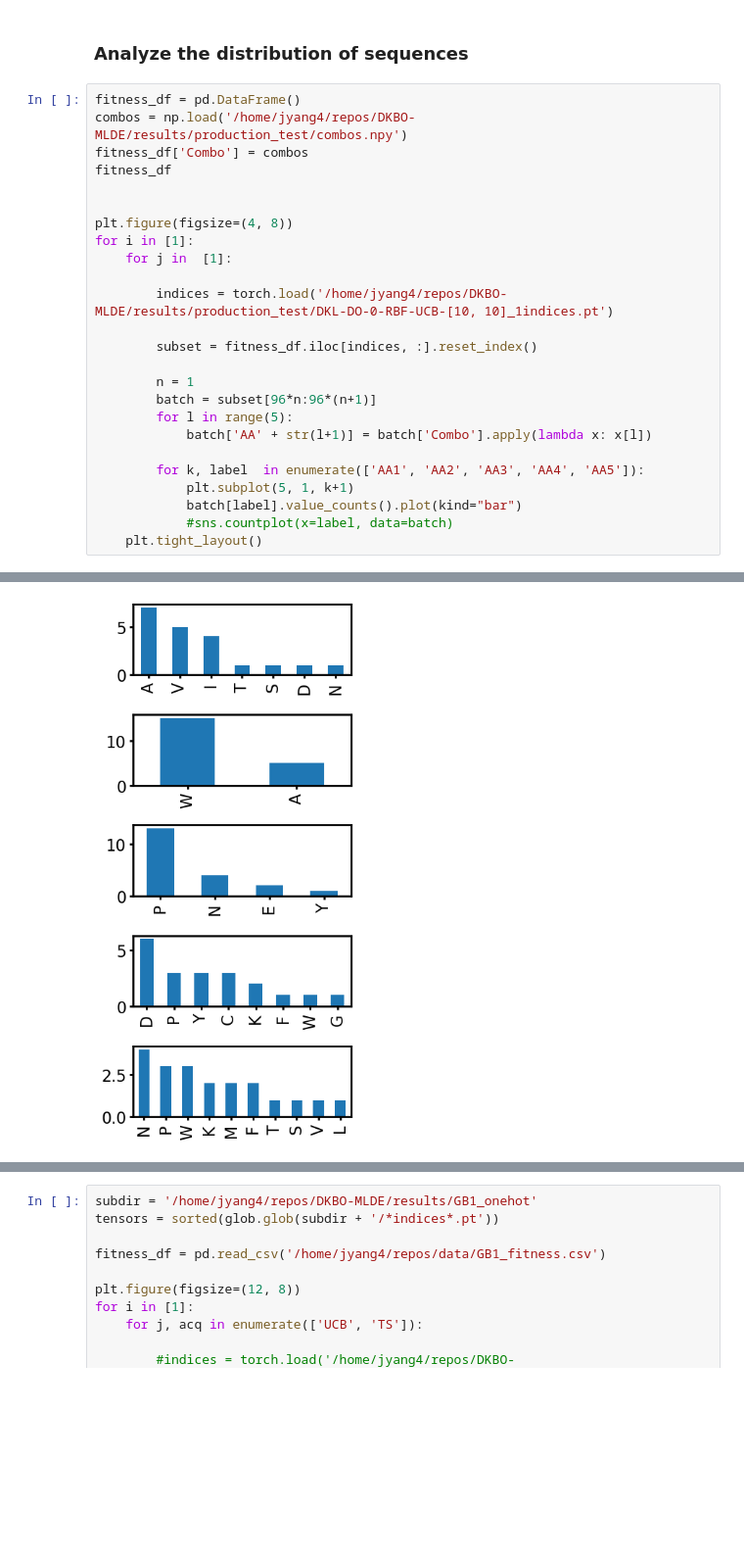
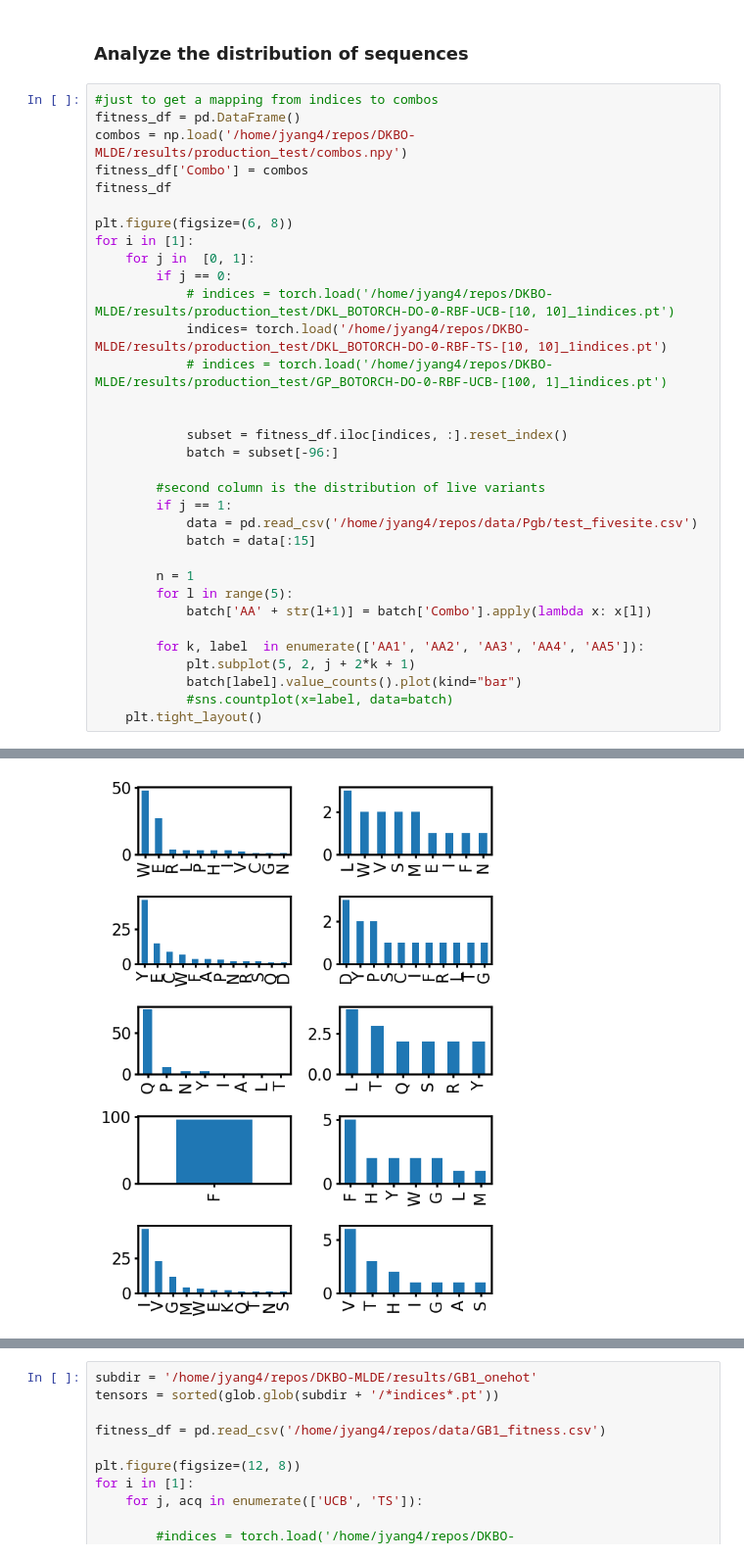
Before and after one commit to jsunn-y/ALDE, a Jupyter notebook: analysis.ipynb, the cells around one changed output, grey strips where cells are left out. Shown at 98% size. Drawn from its saved outputs; the diff is of its cells as text; blank space fills up the shorter version.

```diff
--- a/analysis.ipynb
+++ b/analysis.ipynb
@@ -27,27 +42,35 @@ mpl.rcParams['ytick.major.width'] = 2
 # %% [markdown]
 ### Analyze the distribution of sequences
 # %%
+#just to get a mapping from indices to combos
 fitness_df = pd.DataFrame()
 combos = np.load('/home/jyang4/repos/DKBO-MLDE/results/production_test/combos.npy')
 fitness_df['Combo'] = combos
 fitness_df
 
+plt.figure(figsize=(6, 8))
+for i in [1]:
+    for j in  [0, 1]:
+        if j == 0:
+            # indices = torch.load('/home/jyang4/repos/DKBO-MLDE/results/production_test/DKL_BOTORCH-DO-0-RBF-UCB-[10, 10]_1indices.pt')
+            indices= torch.load('/home/jyang4/repos/DKBO-MLDE/results/production_test/DKL_BOTORCH-DO-0-RBF-TS-[10, 10]_1indices.pt')
+            # indices = torch.load('/home/jyang4/repos/DKBO-MLDE/results/production_test/GP_BOTORCH-DO-0-RBF-UCB-[100, 1]_1indices.pt')
 
-plt.figure(figsize=(4, 8))
-for i in [1]:
-    for j in  [1]:
 
-        indices = torch.load('/home/jyang4/repos/DKBO-MLDE/results/production_test/DKL-DO-0-RBF-UCB-[10, 10]_1indices.pt')
+            subset = fitness_df.iloc[indices, :].reset_index()
+            batch = subset[-96:]
 
-        subset = fitness_df.iloc[indices, :].reset_index()
+        #second column is the distribution of live variants
+        if j == 1:
+            data = pd.read_csv('/home/jyang4/repos/data/Pgb/test_fivesite.csv')
+            batch = data[:15]
 
         n = 1
-        batch = subset[96*n:96*(n+1)]
         for l in range(5):
             batch['AA' + str(l+1)] = batch['Combo'].apply(lambda x: x[l])
 
         for k, label  in enumerate(['AA1', 'AA2', 'AA3', 'AA4', 'AA5']):
-            plt.subplot(5, 1, k+1)
+            plt.subplot(5, 2, j + 2*k + 1)
             batch[label].value_counts().plot(kind="bar")
             #sns.countplot(x=label, data=batch)
     plt.tight_layout()
@@ -68,5 +91,5 @@ Try using .loc[row_indexer,col_indexer] = value instead
 Try using .loc[row_indexer,col_indexer] = value instead
 
 See the caveats in the documentation: https://pandas.pydata.org/pandas-docs/stable/user_guide/indexing.html#returning-a-view-versus-a-copy
   batch['AA' + str(l+1)] = batch['Combo'].apply(lambda x: x[l])
-[figure, old version]
+[figure, new version]
```
Also changed, not shown: parts of 3 cells of this notebook, 10 other files.
